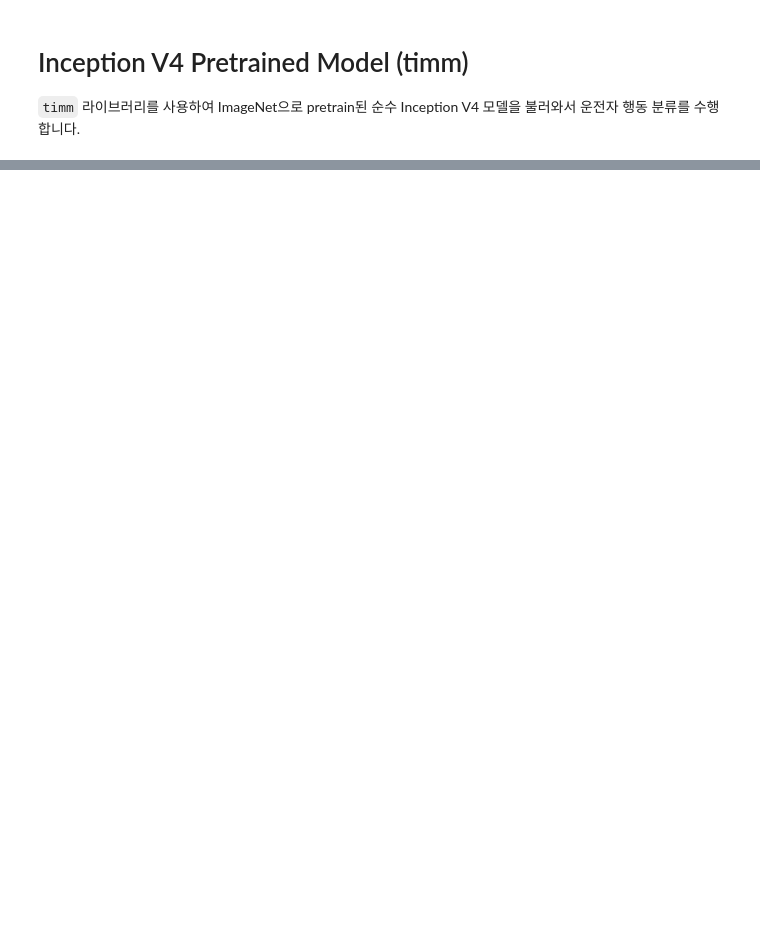
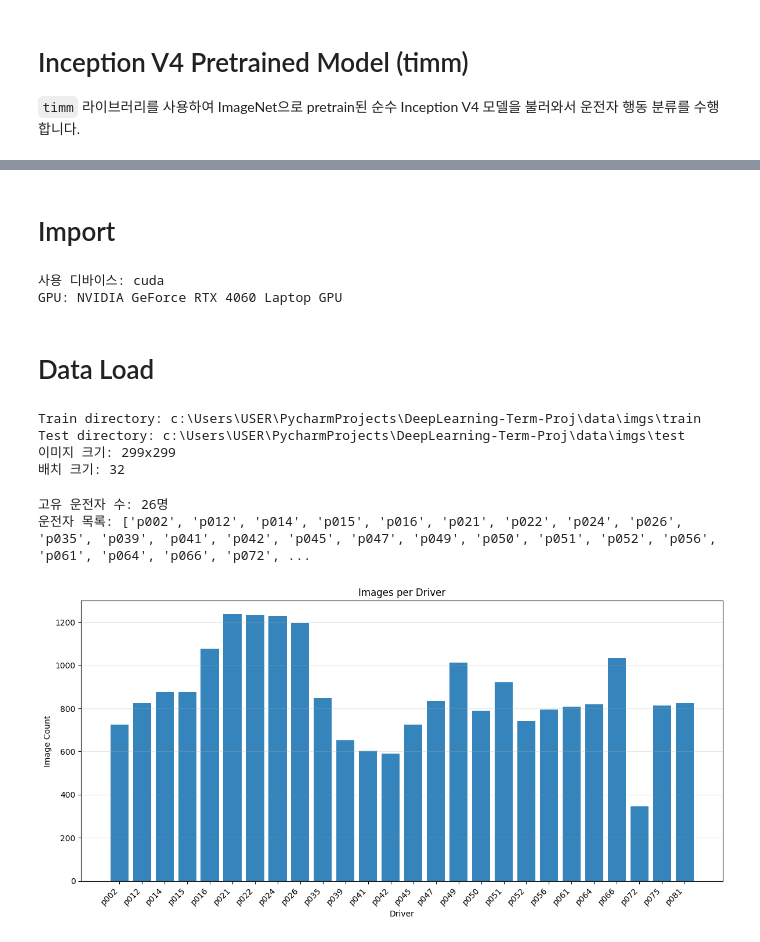
Before and after one commit to Im-jDiOt/DeepLearning-Term-Proj, a Jupyter notebook: src/notebooks/inception/inception_v4_pretrained.ipynb, the cells around one changed output, grey strips where cells are left out. Drawn from its saved outputs; the diff is of its cells as text; code cells hidden in the pictures; blank space fills up the shorter version.

Commit message:
inception_v4_v0

```diff
--- a/src/notebooks/inception/inception_v4_pretrained.ipynb
+++ b/src/notebooks/inception/inception_v4_pretrained.ipynb
@@ -578,0 +5,76 @@ model.eval()
+# %% [markdown]
+# Import
+# %%
+import os
+import pandas as pd
+import numpy as np
+import matplotlib.pyplot as plt
+from PIL import Image
+from tqdm import tqdm
+import warnings
+warnings.filterwarnings('ignore')
+
+import torch
+import torch.nn as nn
+import torch.optim as optim
+from torch.utils.data import Dataset, DataLoader
+from torchvision import transforms
+import timm
+
+from sklearn.model_selection import KFold
+
+# GPU 사용 가능 여부 확인
+device = torch.device('cuda' if torch.cuda.is_available() else 'cpu')
+print(f'사용 디바이스: {device}')
+if torch.cuda.is_available():
+    print(f'GPU: {torch.cuda.get_device_name(0)}')
+# %% [output]
+사용 디바이스: cuda
+GPU: NVIDIA GeForce RTX 4060 Laptop GPU
+# %% [markdown]
+# Data Load
+# %%
+# 데이터 경로
+base_dir = r'c:\Users\USER\PycharmProjects\DeepLearning-Term-Proj'
+driver_csv_path = os.path.join(base_dir, 'data', 'driver_imgs_list.csv')
+train_dir = os.path.join(base_dir, 'data', 'imgs', 'train')
+test_dir = os.path.join(base_dir, 'data', 'imgs', 'test')
+
+# 하이퍼파라미터
+img_size = 299  # Inception V4 입력 크기
+batch_size = 32
+num_classes = 10
+num_epochs = 50
+learning_rate = 0.001
+num_workers = 0
+
+print(f"Train directory: {train_dir}")
+print(f"Test directory: {test_dir}")
+print(f"이미지 크기: {img_size}x{img_size}")
+print(f"배치 크기: {batch_size}")
+# %% [output]
+Train directory: c:\Users\USER\PycharmProjects\DeepLearning-Term-Proj\data\imgs\train
+Test directory: c:\Users\USER\PycharmProjects\DeepLearning-Term-Proj\data\imgs\test
+이미지 크기: 299x299
+배치 크기: 32
+# %%
+driver_df = pd.read_csv(driver_csv_path)
+
+print(f"고유 운전자 수: {driver_df['subject'].nunique()}명")
+print(f"운전자 목록: {sorted(driver_df['subject'].unique())}")
+
+driver_counts = driver_df['subject'].value_counts().sort_index()
+
+plt.figure(figsize=(12, 6))
+plt.bar(driver_counts.index.astype(str), driver_counts.values, color='C0', alpha=0.9)
+plt.xlabel('Driver')
+plt.ylabel('Image Count')
+plt.title('Images per Driver')
+plt.xticks(rotation=45, ha='right')
+plt.grid(axis='y', alpha=0.3)
+plt.tight_layout()
+plt.show()
+# %% [output]
+고유 운전자 수: 26명
+운전자 목록: ['p002', 'p012', 'p014', 'p015', 'p016', 'p021', 'p022', 'p024', 'p026', 'p035', 'p039', 'p041', 'p042', 'p045', 'p047', 'p049', 'p050', 'p051', 'p052', 'p056', 'p061', 'p064', 'p066', 'p072', ...
+[figure, added]
```
Also changed, not shown: parts of 39 cells of this notebook, 1 other file.
